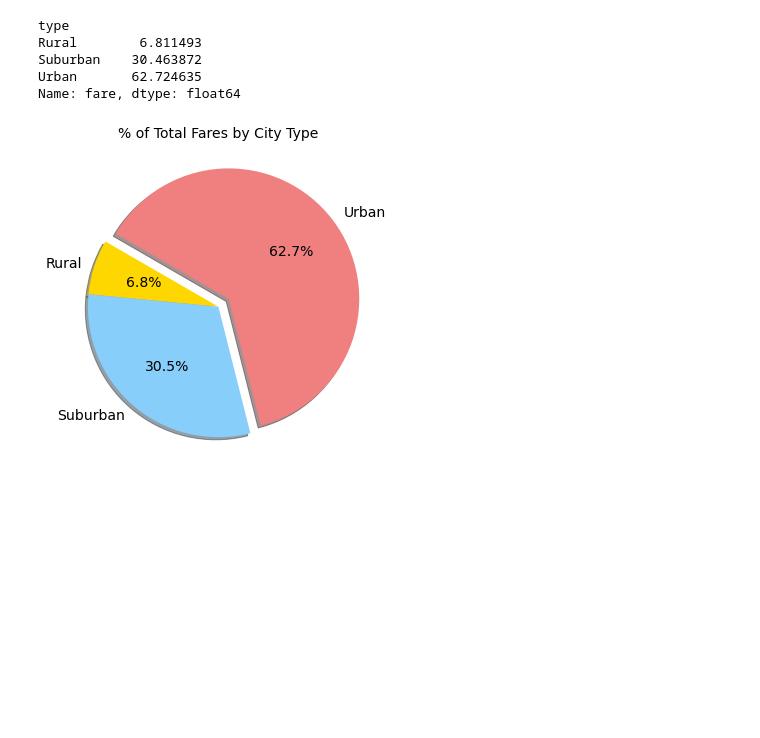
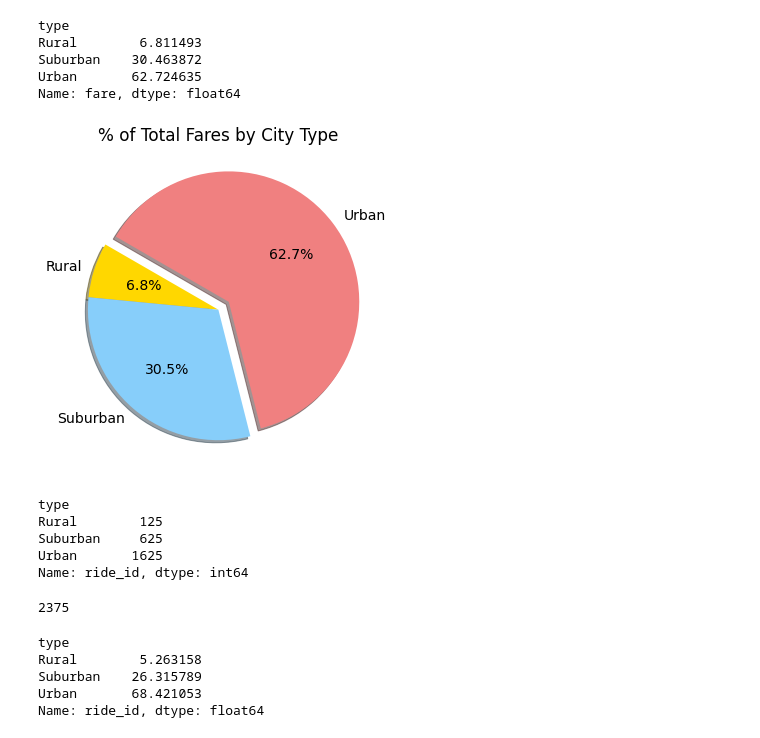
Before and after one commit to whitneylosinski/PyBer_Analysis, a Jupyter notebook: PyBer.ipynb, the cells around one changed output. Drawn from its saved outputs; the diff is of its cells as text; code cells hidden in the pictures; blank space fills up the shorter version.

Commit message:
Rides by City Type pie chart

```diff
--- a/PyBer.ipynb
+++ b/PyBer.ipynb
@@ -549,20 +549,50 @@ Name: fare, dtype: float64
 # %%
 # Import mpl to change the plot configurations using rcParams
 import matplotlib as mpl
 # Build the percentage of fares by city type pie chart.
 plt.subplots(figsize=(10,6))
 plt.pie(type_percents,
         labels=['Rural', 'Suburban', 'Urban'],
         colors=['gold', 'lightskyblue', 'lightcoral'],
         explode=[0, 0, 0.1],
         autopct='%1.1f%%',
         shadow=True,
         startangle=150)
-plt.title('% of Total Fares by City Type', fontsize=14)
+plt.title('% of Total Fares by City Type')
 
 # Change the default font size from 10 to 14
 mpl.rcParams['font.size'] = 14
+
+#Save Figure
+plt.savefig('Analysis/Fig5.png')
+
 #Show Figure
 plt.show()
 # %% [output]
-[figure, old version]
+[figure, new version]
+# %%
+# Get the sum of the total rides for each city type.
+sum_rides_by_type = pyber_data_df.groupby('type').count()['ride_id']
+sum_rides_by_type
+# %% [output]
+type
+Rural        125
+Suburban     625
+Urban       1625
+Name: ride_id, dtype: int64
+# %%
+# Get the sum of all the rides.
+total_rides = pyber_data_df['ride_id'].count()
+total_rides
+# %% [output]
+2375
+# %%
+# Calculate the percentage of rides for each city type.
+ride_percents = 100 * sum_rides_by_type / total_rides
+ride_percents
+# %% [output]
+type
+Rural        5.263158
+Suburban    26.315789
+Urban       68.421053
+Name: ride_id, dtype: float64
```
Also changed, not shown: parts of 1 cell of this notebook, 1 other file.
